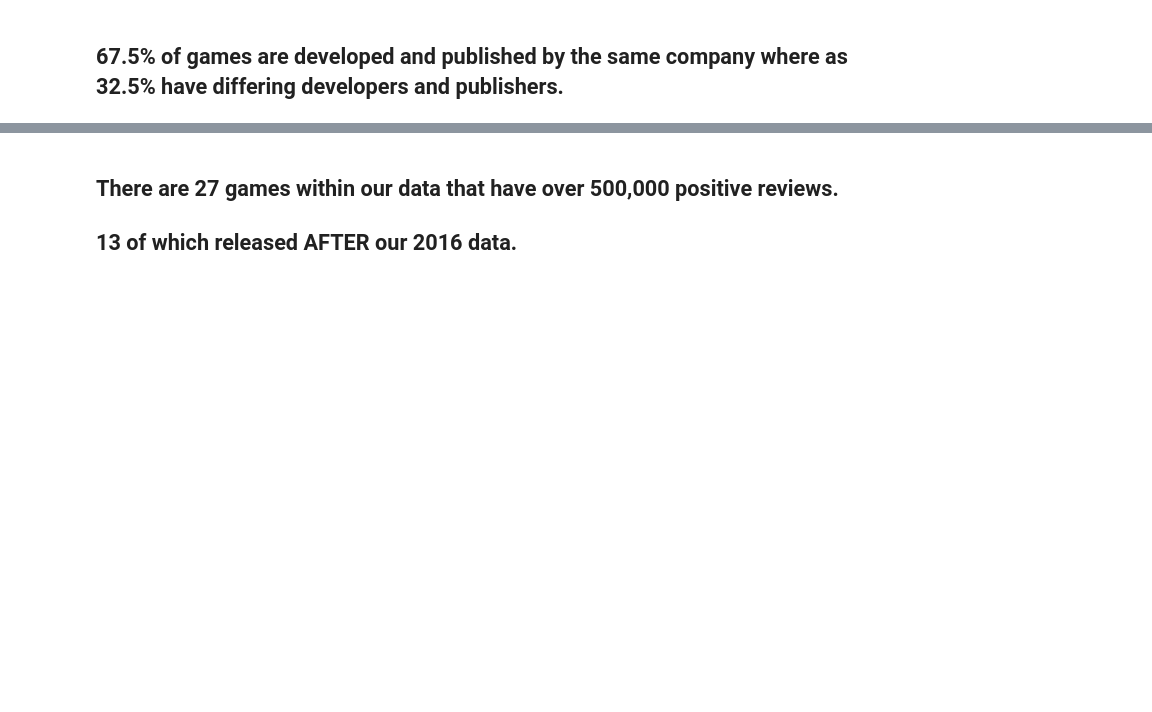
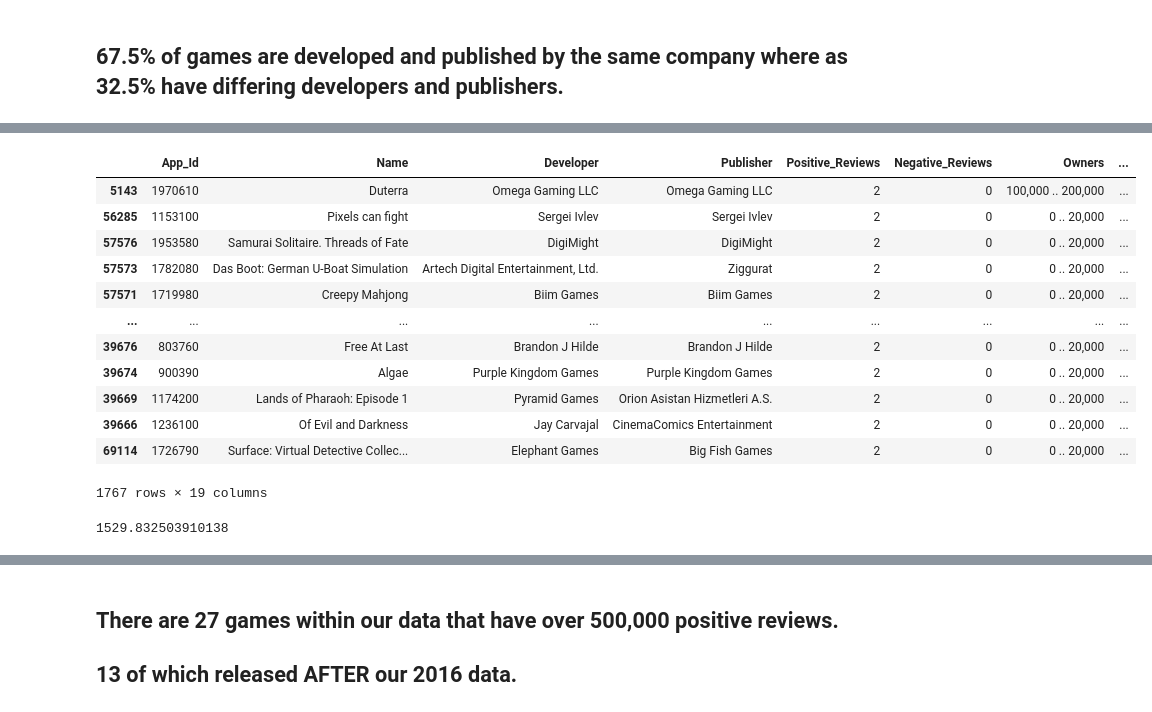
Before and after one commit to barbsjean/Steam_data_analysis, a Jupyter notebook: The Steam Notebook.ipynb, the cells around one changed output, grey strips where cells are left out. Drawn from its saved outputs; the diff is of its cells as text; code cells hidden in the pictures; blank space fills up the shorter version.

```diff
--- a/The Steam Notebook.ipynb
+++ b/The Steam Notebook.ipynb
@@ -1197,0 +1237,21 @@ steam_api_filtered.value_counts('Publisher').reset_index()
+# %%
+steam_api_filtered[(steam_api_filtered['perc_pos_reviews'] == 100)
+                  & (steam_api_filtered['Positive_Reviews'] == 2)].sort_values('Positive_Reviews', ascending = False)
+# %% [output]
+|  | App_Id | Name | Developer | Publisher | Positive_Reviews | Negative_Reviews | Owners | ... |
+| 5143 | 1970610 | Duterra | Omega Gaming LLC | Omega Gaming LLC | 2 | 0 | 100,000 .. 200,000 | ... |
+| 56285 | 1153100 | Pixels can fight | Sergei Ivlev | Sergei Ivlev | 2 | 0 | 0 .. 20,000 | ... |
+| 57576 | 1953580 | Samurai Solitaire. Threads of Fate | DigiMight | DigiMight | 2 | 0 | 0 .. 20,000 | ... |
+| 57573 | 1782080 | Das Boot: German U-Boat Simulation | Artech Digital Entertainment, Ltd. | Ziggurat | 2 | 0 | 0 .. 20,000 | ... |
+| 57571 | 1719980 | Creepy Mahjong | Biim Games | Biim Games | 2 | 0 | 0 .. 20,000 | ... |
+| ... | ... | ... | ... | ... | ... | ... | ... | ... |
+| 39676 | 803760 | Free At Last | Brandon J Hilde | Brandon J Hilde | 2 | 0 | 0 .. 20,000 | ... |
+| 39674 | 900390 | Algae | Purple Kingdom Games | Purple Kingdom Games | 2 | 0 | 0 .. 20,000 | ... |
+| 39669 | 1174200 | Lands of Pharaoh: Episode 1 | Pyramid Games | Orion Asistan Hizmetleri A.S. | 2 | 0 | 0 .. 20,000 | ... |
+| 39666 | 1236100 | Of Evil and Darkness | Jay Carvajal | CinemaComics Entertainment | 2 | 0 | 0 .. 20,000 | ... |
+| 69114 | 1726790 | Surface: Virtual Detective Collec... | Elephant Games | Big Fish Games | 2 | 0 | 0 .. 20,000 | ... |
+1767 rows × 19 columns
+# %%
+steam_api_filtered['Positive_Reviews'].mean()
+# %% [output]
+1529.832503910138
```
Also changed, not shown: parts of 47 cells of this notebook, 3 other files.
